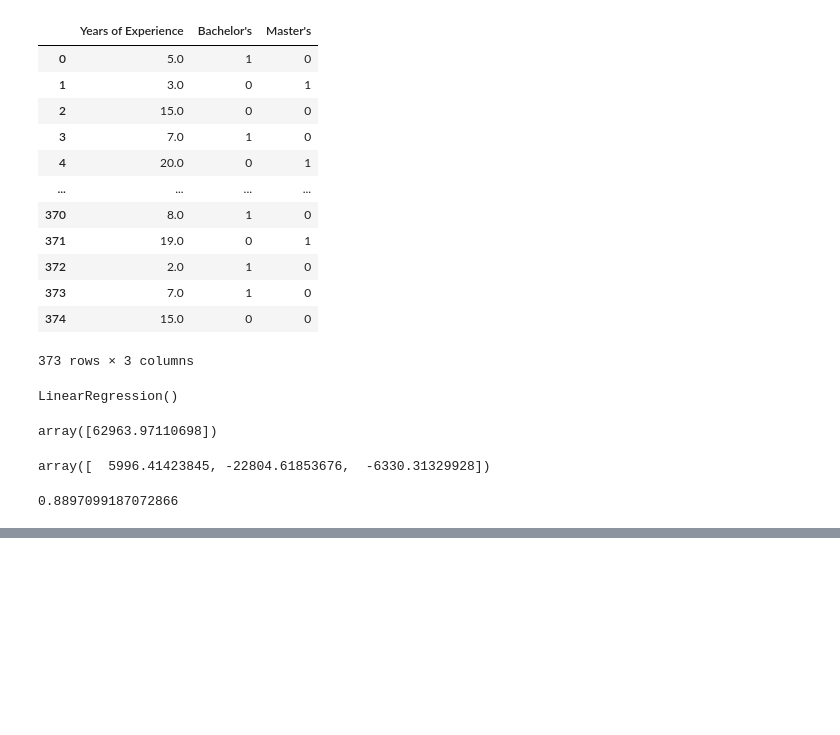
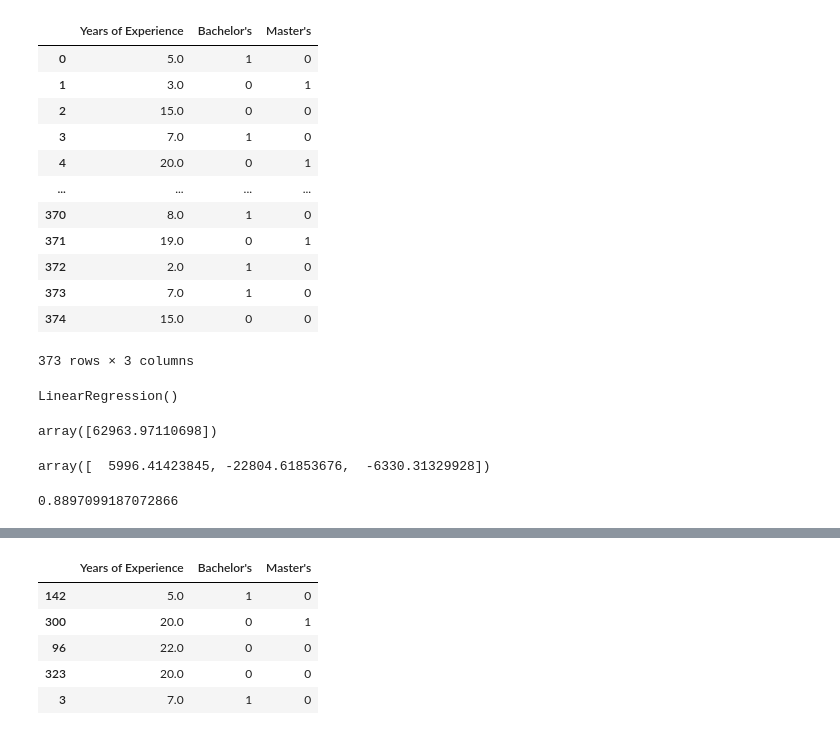
Before and after one commit to anuradha-datascience/machine-learning, a Jupyter notebook: MachineLearningforBeginners_Part_1_Linear_Regression.ipynb, the cells around one changed output, grey strips where cells are left out. Cells and saved outputs as stored; diff of their text form; code cells hidden in the pictures; blank space fills up the shorter version.

```diff
--- a/MachineLearningforBeginners_Part_1_Linear_Regression.ipynb
+++ b/MachineLearningforBeginners_Part_1_Linear_Regression.ipynb
@@ -983,0 +994,17 @@ model.score(X,y)
+# %%
+from sklearn.model_selection import train_test_split
+# X_train,X_test,y_train,y_test=train_test_split(X,y,test_size=0.2)
+#random_state-gives back same result for randomly chosen values
+
+X_train,X_test,y_train,y_test=train_test_split(X,y,test_size=0.2,random_state=100)
+# print(len(X_train),len(y_train))
+# print(len(X_test),len(y_test))
+# %%
+X_train.head()
+# %% [output]
+|  | Years of Experience | Bachelor's | Master's |
+| 142 | 5.0 | 1 | 0 |
+| 300 | 20.0 | 0 | 1 |
+| 96 | 22.0 | 0 | 0 |
+| 323 | 20.0 | 0 | 0 |
+| 3 | 7.0 | 1 | 0 |
```
Also changed, not shown: parts of 10 cells of this notebook.
